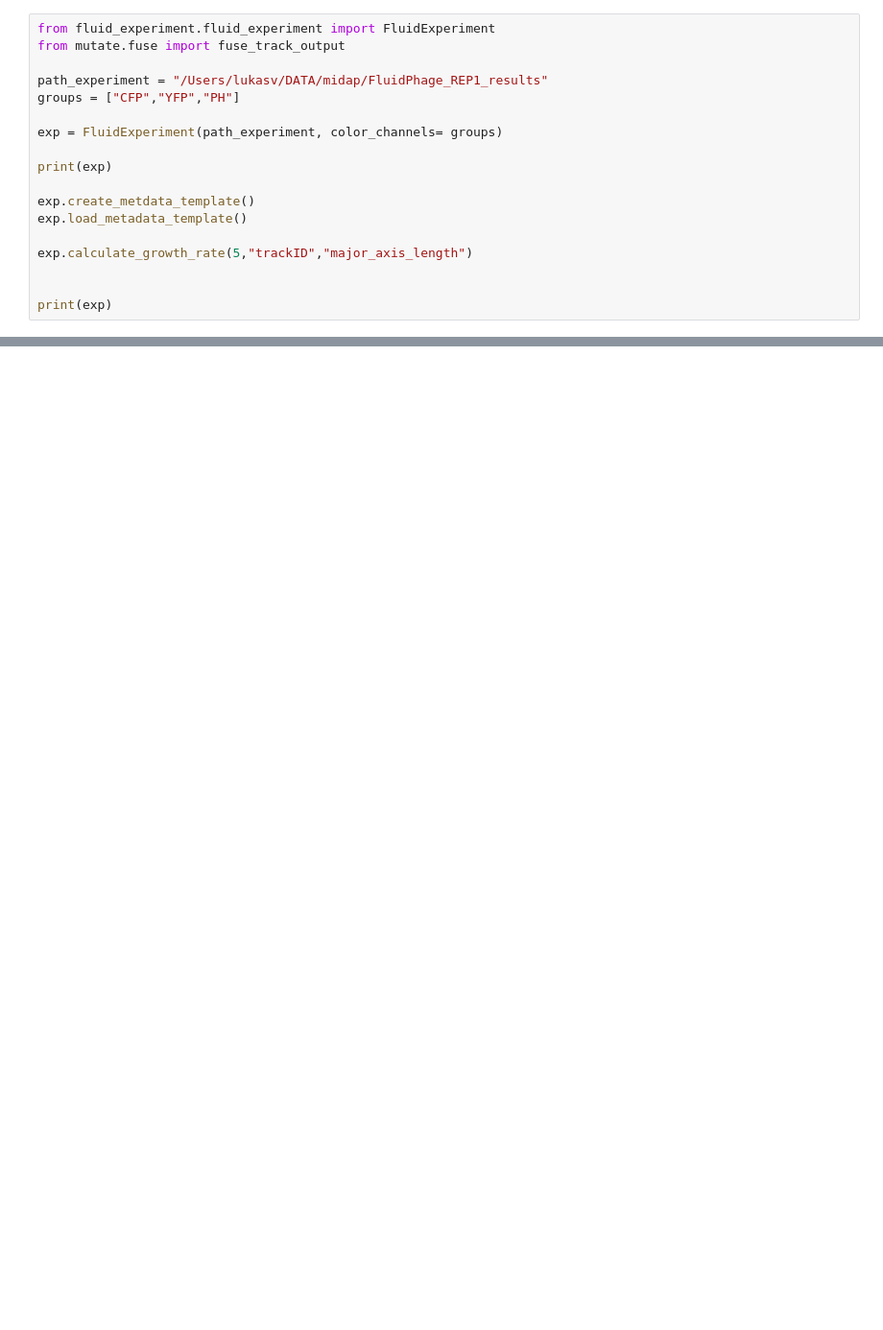
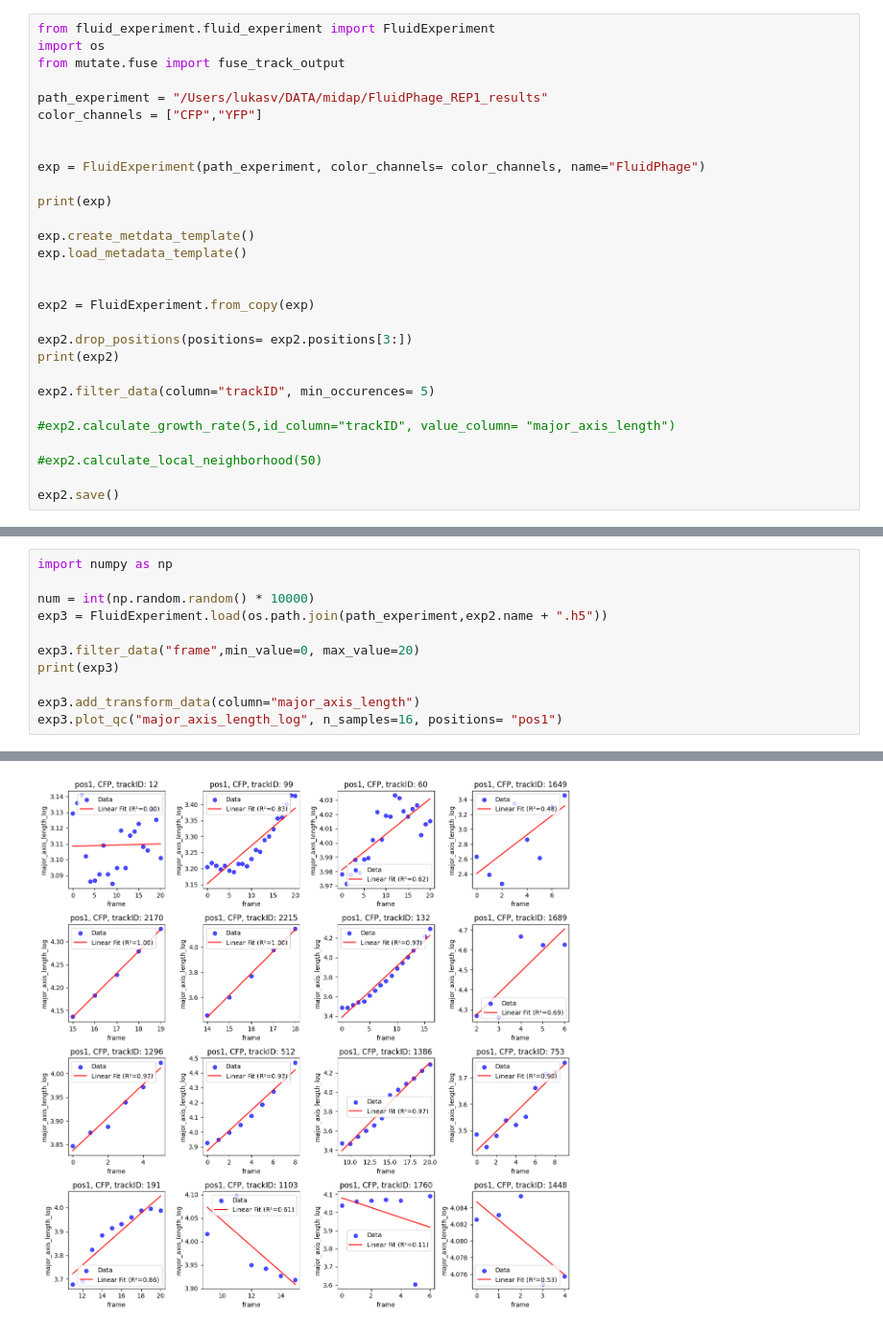
Before and after one commit to Microbial-Systems-Ecology/midap-tools, a Jupyter notebook: notebooks/test_file_dev.ipynb, the cells around one changed output, grey strips where cells are left out. Shown: that part at 96% size. Cells and saved outputs as stored; diff of their text form; blank space fills up the shorter version.

Commit message:
added save and load and more

```diff
--- a/notebooks/test_file_dev.ipynb
+++ b/notebooks/test_file_dev.ipynb
@@ -1,21 +1,32 @@
 # %%
 from fluid_experiment.fluid_experiment import FluidExperiment
+import os
 from mutate.fuse import fuse_track_output
 
 path_experiment = "/Users/lukasv/DATA/midap/FluidPhage_REP1_results"
-groups = ["CFP","YFP","PH"]
+color_channels = ["CFP","YFP"]
 
-exp = FluidExperiment(path_experiment, color_channels= groups)
+
+exp = FluidExperiment(path_experiment, color_channels= color_channels, name="FluidPhage")
 
 print(exp)
 
 exp.create_metdata_template()
 exp.load_metadata_template()
 
-exp.calculate_growth_rate(5,"trackID","major_axis_length")
 
+exp2 = FluidExperiment.from_copy(exp)
 
-print(exp)
+exp2.drop_positions(positions= exp2.positions[3:])
+print(exp2)
+
+exp2.filter_data(column="trackID", min_occurences= 5)
+
+#exp2.calculate_growth_rate(5,id_column="trackID", value_column= "major_axis_length")
+
+#exp2.calculate_local_neighborhood(50)
+
+exp2.save()
 # %% [output]
 Loading sample at position pos1 for group CFP
 Loading sample at position pos1 for group YFP
@@ -44,0 +48,12 @@ exp.plot_rates(group_by="group",color_channels=["CFP","YFP"])
+# %%
+import numpy as np
+
+num = int(np.random.random() * 10000)
+exp3 = FluidExperiment.load(os.path.join(path_experiment,exp2.name + ".h5"))
+
+exp3.filter_data("frame",min_value=0, max_value=20)
+print(exp3)
+
+exp3.add_transform_data(column="major_axis_length")
+exp3.plot_qc("major_axis_length_log", n_samples=16, positions= "pos1")
+# %% [output]
@@ -44,0 +80 @@ exp.plot_rates(group_by="group",color_channels=["CFP","YFP"])
+[figure, added]
```
Also changed, not shown: parts of 4 cells of this notebook, 9 other files.
